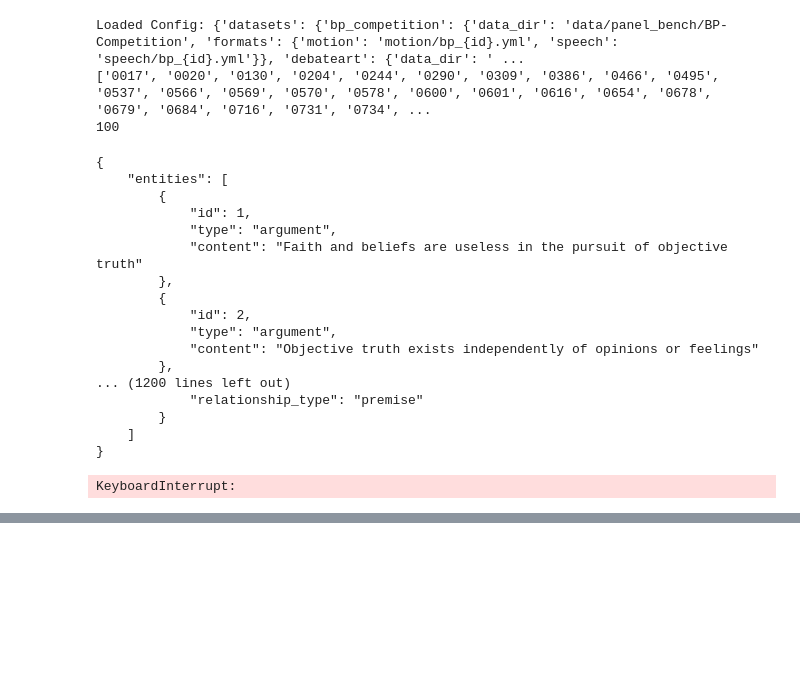
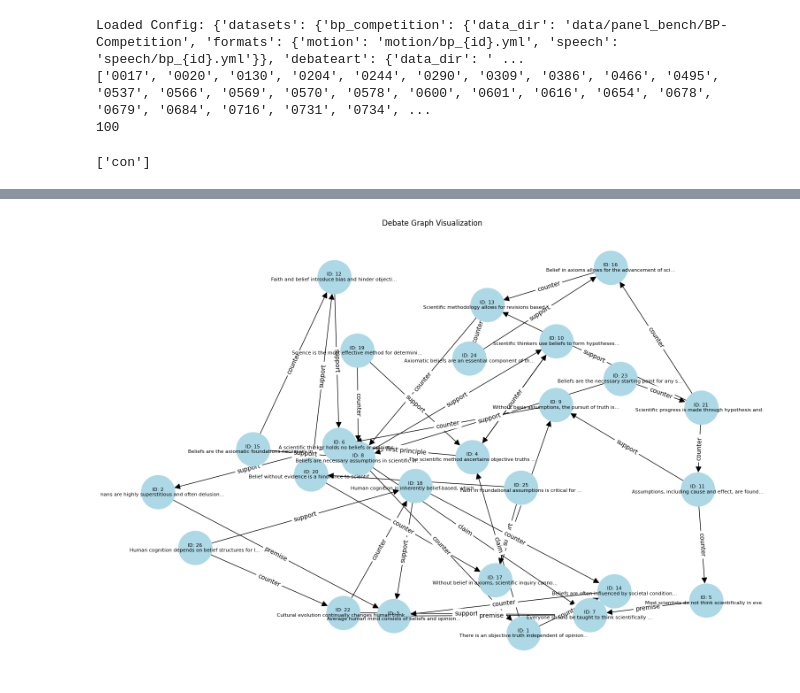
Before and after one commit to jflashner/CS6604Project, a Jupyter notebook: one_graph.ipynb, the cells around one changed output, grey strips where cells are left out. Cells and saved outputs as stored; diff of their text form; code cells hidden in the pictures; blank space fills up the shorter version.

```diff
--- a/one_graph.ipynb
+++ b/one_graph.ipynb
@@ -267,6 +273,7 @@ def create_counterfactual_scene_graph_prompt(topic, con_speech, pro_scene_graph)
     6. Do not add any new fields to the json which are not in the provided examples.
     7. Source and Target Id should always refer to an integer of an existing argument.
     8. All generated argument ids should be unique from any other id in the current scene graph.
+    9. Ensure the relations used are one of the following: ["claim", "premise", "conclusion", "first principle", "rebuttal"]
 
     Your proposed arguments and relationships will be added to the scene graph to form an update debate graph from which a judge can determine the winner.
 
@@ -301,6 +308,7 @@ def create_pro_counterfactual_scene_graph_prompt(topic, pro_speech, con_scene_gr
     6. Do not add any new fields to the json which are not in the provided examples.
     7. Source and Target Id should always refer to an integer of an existing argument.
     8. All generated argument ids should be unique from any other id in the current scene graph.
+    9. Ensure the relations used are one of the following: ["claim", "premise", "conclusion", "first principle", "rebuttal"]
 
     Your proposed arguments and relationships will be added to the scene graph to form an update debate graph from which a judge can determine the winner.
 
@@ -350,8 +358,14 @@ def process_debate(debate):
         # Generate pro side counterfactual prompt
         if i == 0:
             pro_prompt = create_scene_graph_prompt(topic, 'pro', pro_speech)
-            pro_response = generate(pro_prompt)
-            scene_graph = extract_scene_graph(pro_response)
+            result = None
+            while result is None:
+                try:
+                    pro_response = generate(pro_prompt)
+                    result = extract_scene_graph(pro_response)
+                except Exception as e:
+                    pass
+            scene_graph = result
         else:
             pro_prompt = create_pro_counterfactual_scene_graph_prompt(topic, pro_speech, scene_graph.model_dump())
             result = None
@@ -364,10 +378,8 @@ def process_debate(debate):
                     pass
             scene_graph = result
 
-        graph_history.append(scene_graph.model_dump())
+        graph_history.append(scene_graph)
 
-        #print(f"Pro Scene Graph {i+1}:\n")
-        #display_scene_graph(scene_graph.model_dump())
         # Generate con side counterfactual prompt
         con_prompt = create_counterfactual_scene_graph_prompt(topic, con_speech, scene_graph.model_dump())
         result = None
@@ -381,11 +393,7 @@ def process_debate(debate):
         scene_graph = result
 
         # Save con scene graph to history
-        graph_history.append(scene_graph.model_dump())
-
-        # Display the scene graphs
-        #print(f"Con Scene Graph {i+1}:\n")
-        #display_scene_graph(scene_graph.model_dump())
+        graph_history.append(scene_graph)
 
         # Generate judge prompt
         judge_prompt = create_judge_prompt(topic, scene_graph.model_dump(), thought_history)
@@ -427,7 +435,7 @@ Loaded Config: {'datasets': {'bp_competition': {'data_dir': 'data/panel_bench/BP
 winners = []
 structs = []
 
-for dart_id in dart_ids[:5]:
+for dart_id in dart_ids[:1]:
     debate = manager.load_debate(dart_id)
     winner, struct = process_debate(debate)
     winners.append(winner)
@@ -435,21 +443,7 @@ for dart_id in dart_ids[:5]:
 
 print(winners)
 # %% [output]
-{
-    "entities": [
-        {
-            "id": 1,
-            "type": "argument",
-            "content": "Faith and beliefs are useless in the pursuit of objective truth"
-        },
-        {
-            "id": 2,
-            "type": "argument",
-            "content": "Objective truth exists independently of opinions or feelings"
-        },
-... (1200 lines left out)
-            "relationship_type": "premise"
-        }
-    ]
-}
+['con']
-KeyboardInterrupt:
+# %%
+graph_scene_graph(structs[0]['graph_history'][-1])
+# %% [output]
@@ -456,3 +451,4 @@ KeyboardInterrupt:
+[figure, added]
 # %%
 # Running on DebateArt
 winners = {}
```
Also changed, not shown: parts of 4 cells of this notebook, 9 other files.
